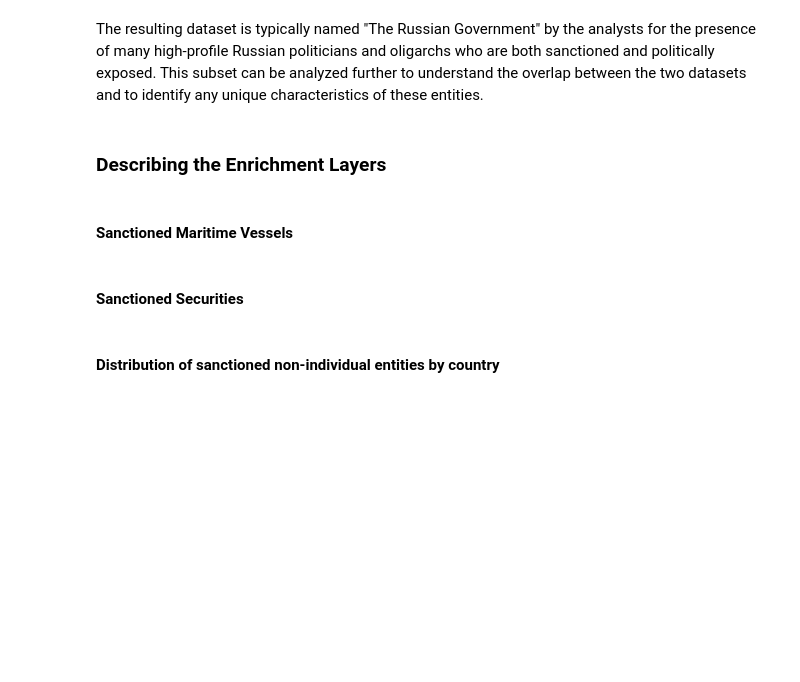
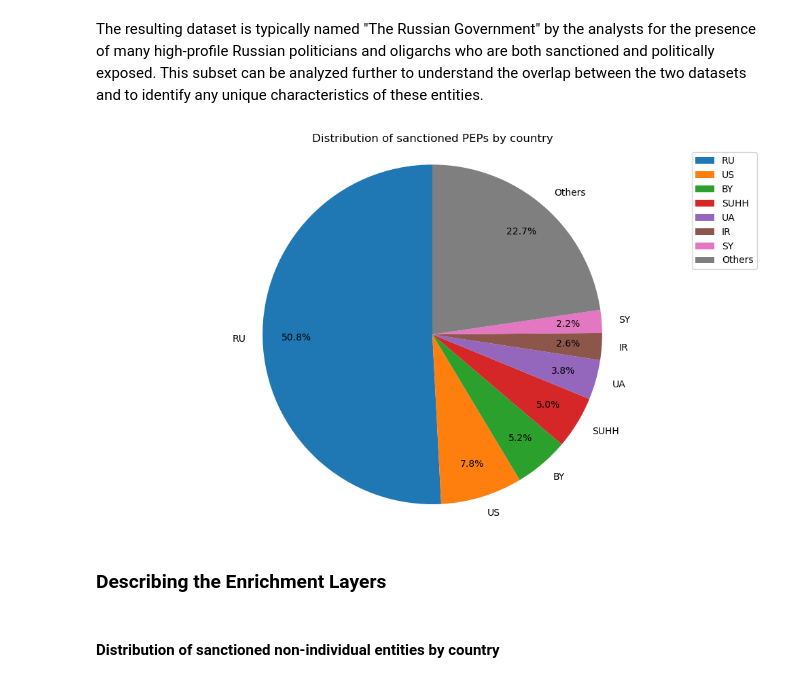
Before and after one commit to francescosilvano/gsd-osint, a Jupyter notebook: projectSolution.ipynb, the cells around one changed output. Drawn from its saved outputs; the diff is of its cells as text; code cells hidden in the pictures; blank space fills up the shorter version.

```diff
--- a/projectSolution.ipynb
+++ b/projectSolution.ipynb
@@ -168,6 +158,6 @@ The _"Politically Exposed Persons (PEPs)"_ dataset is a collection of individual
 This dataset is important for financial institutions and other entities that are required to conduct enhanced due diligence on PEPs to mitigate risks of corruption and money laundering. It includes information on the individual's name, position, country of origin, and any associated risks.
 # %%
 # Load the data for the PEPs dataset
-df_peps = pd.read_csv('data/raw/peps/targets.simple-1.csv', low_memory=False) # low_memory=False to avoid dtype warnings
+df_peps = pd.read_csv(f'{DATA_PATH}/peps/targets.simple-1.csv', low_memory=False) # low_memory=False to avoid dtype warnings
 df_peps['countries'] = df_peps['countries'].str.upper()
 df_peps
@@ -200,0 +215,8 @@ print(f"Number of duplicates removed: {df_peps.shape[0] - df_peps_def.shape[0]}"
+# %%
+df_peps_work = df_peps.copy()
+df_peps_work['non_null_count'] = df_peps_work.count(axis=1)
+
+df_peps_work = df_peps_work.sort_values('non_null_count', ascending=False).drop_duplicates(subset='name', keep='first')
+
+print(f"Number of unique entities: {df_peps_work['name'].nunique()}")
+print(f"Number of duplicates removed: {df_peps.shape[0] - df_peps_work.shape[0]}")
@@ -253,5 +311,5 @@ plt.show()
 # %% [markdown]
 Analyzing the distribution of the sanctioned PEPs by country allows us to understand how many politically exposed persons are sanctioned in each country, and to identify any patterns or trends in the distribution of sanctions across different countries. This can provide insights into the geopolitical and economic factors that may influence sanctions designation, and can inform risk assessment and compliance efforts for entities operating in those countries.
 # %%
-df_sanctioned_people_peps = pd.merge(df_sanctioned_people, df_peps_def, on='id', how='inner', suffixes=('_consolidated', '_peps'))
+df_sanctioned_people_peps = pd.merge(df_sanctioned_people, df_peps_work, on='id', how='inner', suffixes=('_consolidated', '_peps'))
 df_sanctioned_people_peps
@@ -258,31 +330,31 @@ df_sanctioned_people_peps
 # %% [markdown]
 The resulting dataset is typically named "The Russian Government" by the analysts for the presence of many high-profile Russian politicians and oligarchs who are both sanctioned and politically exposed. This subset can be analyzed further to understand the overlap between the two datasets and to identify any unique characteristics of these entities.
 # %%
-country_counts = df_sanctioned_people_peps['countries_peps'].value_counts()
+country_counts_peps = df_sanctioned_people_peps['countries_peps'].str.split(';').explode().str.strip().value_counts()
 
-country_percentage = country_counts / country_counts.sum()
+country_percentage_peps = country_counts_peps / country_counts_peps.sum()
 
-main_countries = country_counts[country_percentage >= 0.02]
-other_countries = country_counts[country_percentage < 0.02].sum()
+main_countries_peps = country_counts_peps[country_percentage_peps >= 0.02]
+other_countries_peps = country_counts_peps[country_percentage_peps < 0.02].sum()
 
-plot_data = main_countries.copy()
-if other_countries > 0:
-    plot_data['Others'] = other_countries
+plot_data = main_countries_peps.copy()
+if other_countries_peps > 0:
+    plot_data['Others'] = other_countries_peps
 
 fig = plt.figure(figsize=(10, 6))
 plot_data.plot(
     kind='pie',
     autopct='%1.1f%%', # autopct to show percentage on the pie chart
     startangle=90,
     pctdistance=0.8
 )
 
 plt.title('Distribution of sanctioned PEPs by country')
 plt.axis('equal')
 plt.tight_layout()
 plt.legend()
 plt.show()
+# %% [output]
+[figure, added]
 # %% [markdown]
 ### Describing the Enrichment Layers
-# %% [markdown]
-#### Sanctioned Maritime Vessels
@@ -293,2 +360,0 @@ df_maritime['flag'] = df_maritime['flag'].str.upper()
-# %% [markdown]
-#### Sanctioned Securities
```
Also changed, not shown: parts of 51 cells of this notebook.
